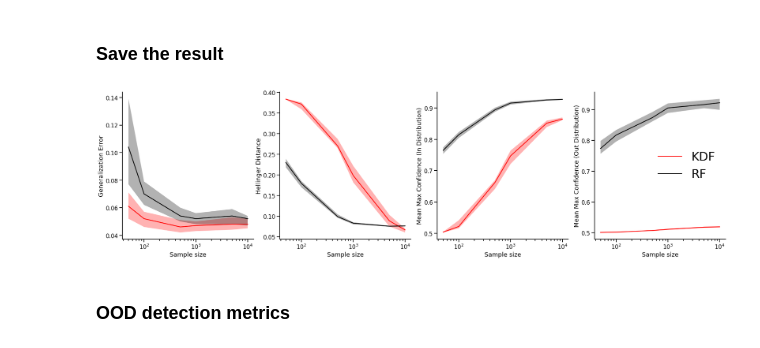
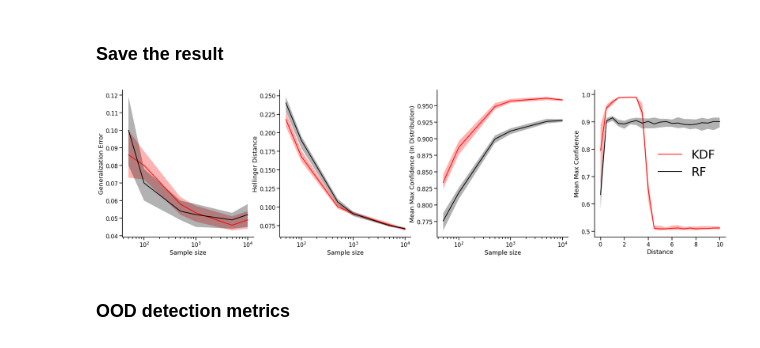
Before and after one commit to neurodata/kdg, a Jupyter notebook: benchmarks/kdf_experiments/gxor.ipynb, the cells around one changed output. Saved outputs shown, nothing was run; the diff lists cells and outputs as text; code cells hidden in the pictures.

```diff
--- a/benchmarks/kdf_experiments/gxor.ipynb
+++ b/benchmarks/kdf_experiments/gxor.ipynb
@@ -11,6 +13,6 @@ from sklearn.metrics import roc_auc_score
 # %% [markdown]
 ### Visualize the data
 # %%
-X, y = generate_gaussian_parity(10000)
+X, y = generate_gaussian_parity(50000)
 plot_2dsim(X, y)
 # %% [output]
@@ -20,22 +22,22 @@ plot_2dsim(X, y)
 ### Calculate posteriors and likelihoods using KDF
 # %%
 df = {}
-model_kdf = kdf(k=1e-4, kwargs={'n_estimators':500})
+model_kdf = kdf(k=.35, kwargs={'n_estimators':500})
 model_kdf.fit(X, y)
 
 #define grids
-p = np.arange(-2, 2, step=0.01)
-q = np.arange(-2, 2, step=0.01)
+p = np.arange(-2.5, 2.5, step=0.01)
+q = np.arange(-2.5, 2.5, step=0.01)
 xx, yy = np.meshgrid(p, q)
 
 grid_samples = np.concatenate((xx.reshape(-1, 1), yy.reshape(-1, 1)), axis=1)
 posterior_rf = model_kdf.rf_model.predict_proba(grid_samples)
 posterior_kdf, likelihoods_kdf = model_kdf.predict_proba(grid_samples, return_likelihood=True)
 
-posterior_rf = posterior_rf[:,0].reshape(400,400)
-posterior_kdf = posterior_kdf[:,0].reshape(400,400)
-class1_likelihoods = likelihoods_kdf[:,0].reshape(400,400)
-class2_likelihoods = likelihoods_kdf[:,1].reshape(400,400)
+posterior_rf = posterior_rf[:,0].reshape(500,500)
+posterior_kdf = posterior_kdf[:,0].reshape(500,500)
+class1_likelihoods = likelihoods_kdf[:,0].reshape(500,500)
+class2_likelihoods = likelihoods_kdf[:,1].reshape(500,500)
 
 df['posterior_rf'] = posterior_rf
 df['posterior_kdf'] = posterior_kdf
@@ -337,11 +369,11 @@ sample_size = [50, 100, 500, 1000, 5000, 10000]
 sns.set_context('talk')
 fig, ax = plt.subplots(1,4, figsize=(32,8))
 
-ax[0].plot(sample_size, df['error_kdf_med'].ravel(), c="r", label='KDF')
-ax[0].plot(sample_size, df['error_rf_med'].ravel(), c="k", label='RF')
+ax[0].plot(sample_size, df['error_kdf_med'], c="r", label='KDF')
+ax[0].plot(sample_size, df['error_rf_med'], c="k", label='RF')
 
-ax[0].fill_between(sample_size, df['error_kdf_25'].ravel(), df['error_kdf_75'].ravel(), facecolor='r', alpha=.3)
-ax[0].fill_between(sample_size, df['error_rf_25'].ravel(), df['error_rf_75'].ravel(), facecolor='k', alpha=.3)
+ax[0].fill_between(sample_size, df['error_kdf_25'], df['error_kdf_75'], facecolor='r', alpha=.3)
+ax[0].fill_between(sample_size, df['error_rf_25'], df['error_rf_75'], facecolor='k', alpha=.3)
 
 ax[0].set_xscale('log')
 ax[0].set_xlabel('Sample size')
@@ -355,11 +387,11 @@ top_side.set_visible(False)
 
 
 
-ax[1].plot(sample_size, df['hellinger_kdf_med'].ravel(), c="r", label='KDF')
-ax[1].plot(sample_size, df['hellinger_rf_med'].ravel(), c="k", label='RF')
+ax[1].plot(sample_size, df['hellinger_kdf_med'], c="r", label='KDF')
+ax[1].plot(sample_size, df['hellinger_rf_med'], c="k", label='RF')
 
-ax[1].fill_between(sample_size, df['hellinger_kdf_25'].ravel(), df['hellinger_kdf_75'].ravel(), facecolor='r', alpha=.3)
-ax[1].fill_between(sample_size, df['hellinger_rf_25'].ravel(), df['hellinger_rf_75'].ravel(), facecolor='k', alpha=.3)
+ax[1].fill_between(sample_size, df['hellinger_kdf_25'], df['hellinger_kdf_75'], facecolor='r', alpha=.3)
+ax[1].fill_between(sample_size, df['hellinger_rf_25'], df['hellinger_rf_75'], facecolor='k', alpha=.3)
 
 ax[1].set_xscale('log')
 ax[1].set_xlabel('Sample size')
@@ -368,46 +400,46 @@ ax[1].set_ylabel('Hellinger Distance')
 right_side = ax[1].spines["right"]
 right_side.set_visible(False)
 top_side = ax[1].spines["top"]
 top_side.set_visible(False)
 
 
 
 
-ax[2].plot(sample_size, df['mmcIn_kdf_med'].ravel(), c="r", label='KDF')
-ax[2].plot(sample_size, df['mmcIn_rf_med'].ravel(), c="k", label='RF')
+ax[2].plot(sample_size, df['mmcIn_kdf_med'], c="r", label='KDF')
+ax[2].plot(sample_size, df['mmcIn_rf_med'], c="k", label='RF')
 
-ax[2].fill_between(sample_size, df['mmcIn_kdf_25'].ravel(), df['mmcIn_kdf_75'].ravel(), facecolor='r', alpha=.3)
-ax[2].fill_between(sample_size, df['mmcIn_rf_25'].ravel(), df['mmcIn_rf_75'].ravel(), facecolor='k', alpha=.3)
+ax[2].fill_between(sample_size, df['mmcIn_kdf_25'], df['mmcIn_kdf_75'], facecolor='r', alpha=.3)
+ax[2].fill_between(sample_size, df['mmcIn_rf_25'], df['mmcIn_rf_75'], facecolor='k', alpha=.3)
 
 ax[2].set_xscale('log')
 ax[2].set_xlabel('Sample size')
 ax[2].set_ylabel('Mean Max Confidence (In Distribution)')
 
 right_side = ax[2].spines["right"]
 right_side.set_visible(False)
 top_side = ax[2].spines["top"]
 top_side.set_visible(False)
 
 
+r = np.arange(0,10.5,.5)
+ax[3].plot(r, df['mmcOut_kdf_med'], c="r", label='KDF')
+ax[3].plot(r, df['mmcOut_rf_med'], c="k", label='RF')
 
-ax[3].plot(sample_size, df['mmcOut_kdf_med'].ravel(), c="r", label='KDF')
-ax[3].plot(sample_size, df['mmcOut_rf_med'].ravel(), c="k", label='RF')
+ax[3].fill_between(r, df['mmcOut_kdf_25'], df['mmcOut_kdf_75'], facecolor='r', alpha=.3)
+ax[3].fill_between(r, df['mmcOut_rf_25'], df['mmcOut_rf_75'], facecolor='k', alpha=.3)
 
-ax[3].fill_between(sample_size, df['mmcOut_kdf_25'].ravel(), df['mmcOut_kdf_75'].ravel(), facecolor='r', alpha=.3)
-ax[3].fill_between(sample_size, df['mmcOut_rf_25'].ravel(), df['mmcOut_rf_75'].ravel(), facecolor='k', alpha=.3)
-
-ax[3].set_xscale('log')
-ax[3].set_xlabel('Sample size')
-ax[3].set_ylabel('Mean Max Confidence (Out Distribution)')
+#ax[3].set_xscale('log')
+ax[3].set_xlabel('Distance')
+ax[3].set_ylabel('Mean Max Confidence')
 
 ax[3].legend(fontsize=35, frameon=False)
 
 right_side = ax[3].spines["right"]
 right_side.set_visible(False)
 top_side = ax[3].spines["top"]
 top_side.set_visible(False)
 # %% [output]
-[figure, old version]
+[figure, new version]
 # %% [markdown]
 ### OOD detection metrics
 # %%
```
Also changed, not shown: parts of 9 cells of this notebook, 3 other files.
